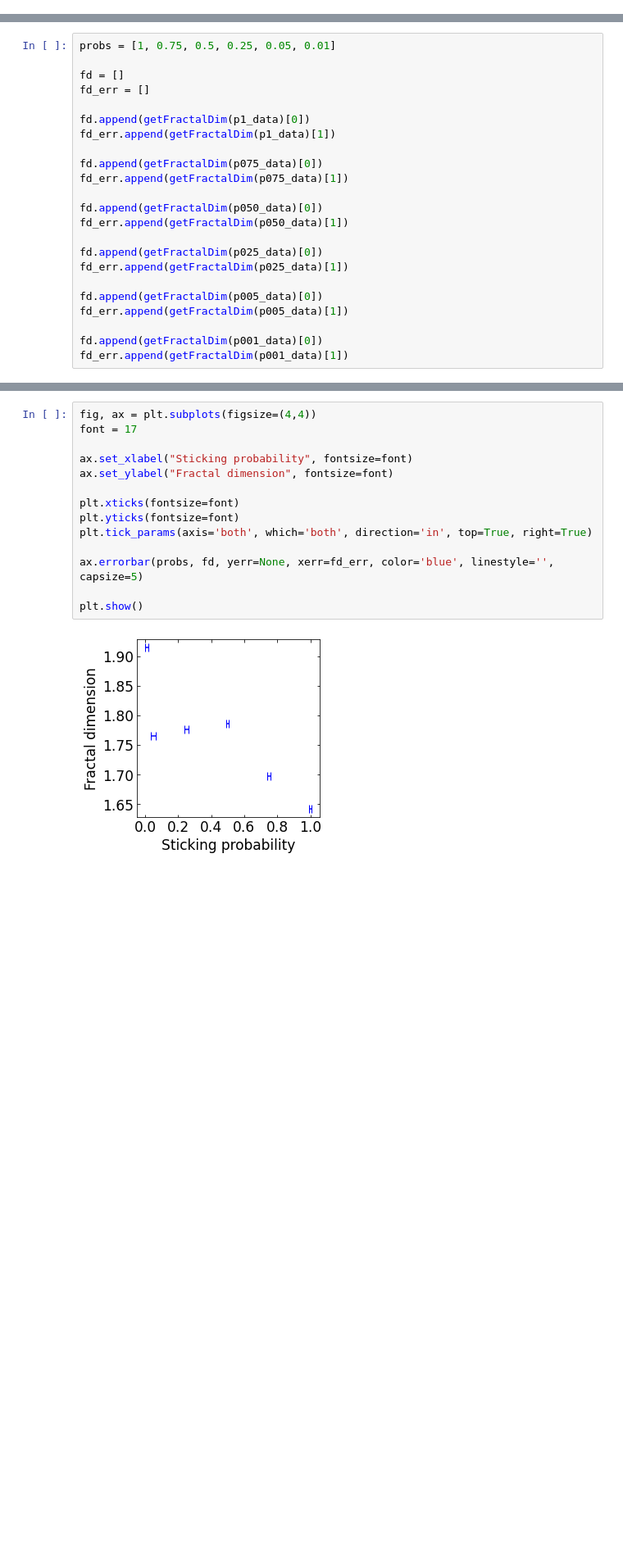
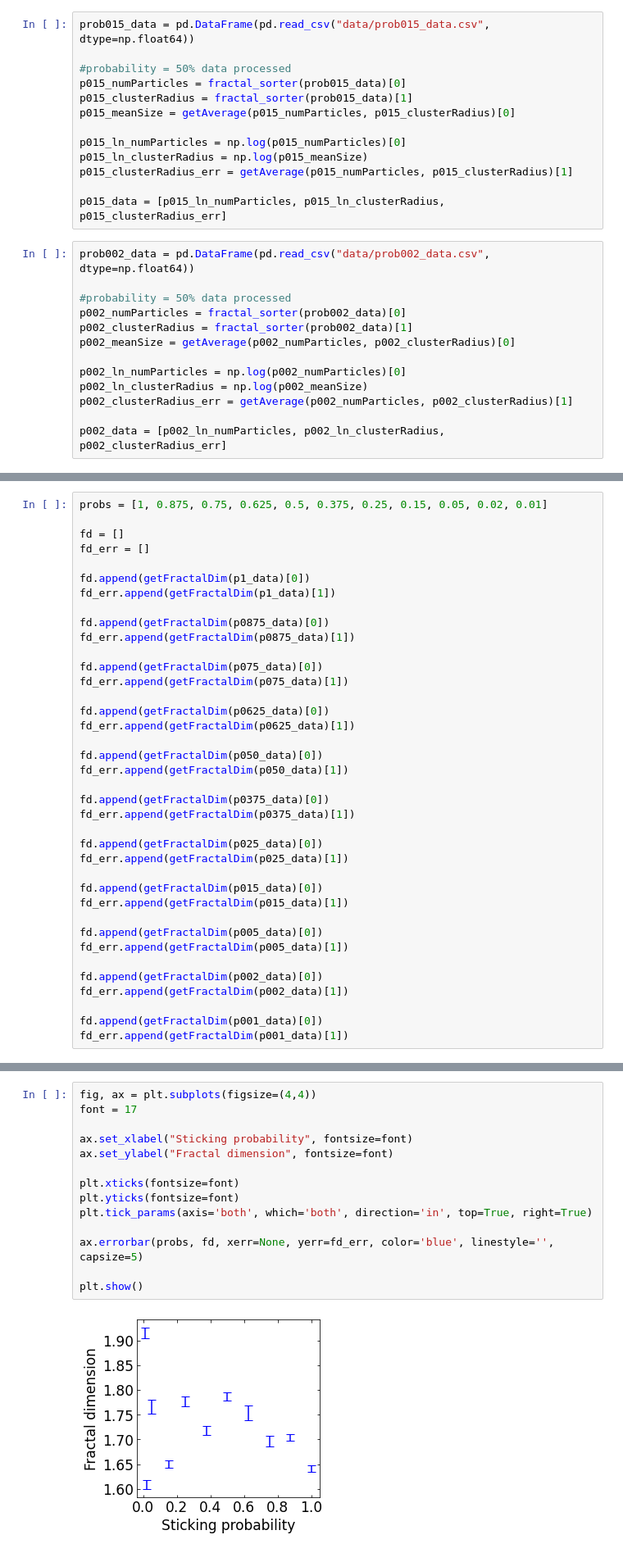
Before and after one commit to thomasbourke1/diffusion-limited-aggregation, a Jupyter notebook: python-plotting/task2.ipynb, the cells around one changed output, grey strips where cells are left out. Shown at 82% size. Saved outputs shown, nothing was run; the diff lists cells and outputs as text; blank space fills up the shorter version.

Commit message:
plotted task2 graph

```diff
--- a/python-plotting/task2.ipynb
+++ b/python-plotting/task2.ipynb
@@ -161,3 +187,29 @@ p001_data = [p001_ln_numParticles, p001_ln_clusterRadius, p001_clusterRadius_err
+# %%
+prob015_data = pd.DataFrame(pd.read_csv("data/prob015_data.csv", dtype=np.float64))
+
+#probability = 50% data processed
+p015_numParticles = fractal_sorter(prob015_data)[0]
+p015_clusterRadius = fractal_sorter(prob015_data)[1]
+p015_meanSize = getAverage(p015_numParticles, p015_clusterRadius)[0]
+
+p015_ln_numParticles = np.log(p015_numParticles)[0]
+p015_ln_clusterRadius = np.log(p015_meanSize)
+p015_clusterRadius_err = getAverage(p015_numParticles, p015_clusterRadius)[1]
+
+p015_data = [p015_ln_numParticles, p015_ln_clusterRadius, p015_clusterRadius_err]
+# %%
+prob002_data = pd.DataFrame(pd.read_csv("data/prob002_data.csv", dtype=np.float64))
+
+#probability = 50% data processed
+p002_numParticles = fractal_sorter(prob002_data)[0]
+p002_clusterRadius = fractal_sorter(prob002_data)[1]
+p002_meanSize = getAverage(p002_numParticles, p002_clusterRadius)[0]
+
+p002_ln_numParticles = np.log(p002_numParticles)[0]
+p002_ln_clusterRadius = np.log(p002_meanSize)
+p002_clusterRadius_err = getAverage(p002_numParticles, p002_clusterRadius)[1]
+
+p002_data = [p002_ln_numParticles, p002_ln_clusterRadius, p002_clusterRadius_err]
 # %%
 def getFractalDim(data):
     popt, pcov = curve_fit(best_fit, data[1], data[0])
@@ -166,7 +218,7 @@ def getFractalDim(data):
 
     return fracdim, fracdim_err
 # %%
-probs = [1, 0.75, 0.5, 0.25, 0.05, 0.01]
+probs = [1, 0.875, 0.75, 0.625, 0.5, 0.375, 0.25, 0.15, 0.05, 0.02, 0.01]
 
 fd = []
 fd_err = []
@@ -174,17 +226,32 @@ fd_err = []
 fd.append(getFractalDim(p1_data)[0])
 fd_err.append(getFractalDim(p1_data)[1])
 
+fd.append(getFractalDim(p0875_data)[0])
+fd_err.append(getFractalDim(p0875_data)[1])
+
 fd.append(getFractalDim(p075_data)[0])
 fd_err.append(getFractalDim(p075_data)[1])
+
+fd.append(getFractalDim(p0625_data)[0])
+fd_err.append(getFractalDim(p0625_data)[1])
 
 fd.append(getFractalDim(p050_data)[0])
 fd_err.append(getFractalDim(p050_data)[1])
 
+fd.append(getFractalDim(p0375_data)[0])
+fd_err.append(getFractalDim(p0375_data)[1])
+
 fd.append(getFractalDim(p025_data)[0])
 fd_err.append(getFractalDim(p025_data)[1])
+
+fd.append(getFractalDim(p015_data)[0])
+fd_err.append(getFractalDim(p015_data)[1])
 
 fd.append(getFractalDim(p005_data)[0])
 fd_err.append(getFractalDim(p005_data)[1])
 
+fd.append(getFractalDim(p002_data)[0])
+fd_err.append(getFractalDim(p002_data)[1])
+
 fd.append(getFractalDim(p001_data)[0])
 fd_err.append(getFractalDim(p001_data)[1])
@@ -191,19 +280,19 @@ fd_err.append(getFractalDim(p001_data)[1])
 # %%
 fig, ax = plt.subplots(figsize=(4,4))
 font = 17
 
 ax.set_xlabel("Sticking probability", fontsize=font)
 ax.set_ylabel("Fractal dimension", fontsize=font)
 
 plt.xticks(fontsize=font)
 plt.yticks(fontsize=font)
 plt.tick_params(axis='both', which='both', direction='in', top=True, right=True)
 
-ax.errorbar(probs, fd, yerr=None, xerr=fd_err, color='blue', linestyle='', capsize=5)
+ax.errorbar(probs, fd, xerr=None, yerr=fd_err, color='blue', linestyle='', capsize=5)
 
 plt.show()
 # %% [output]
-[figure, old version]
+[figure, new version]
 # %%
 #plotting
 
```
Also changed, not shown: parts of 6 cells of this notebook, 1 other file.
